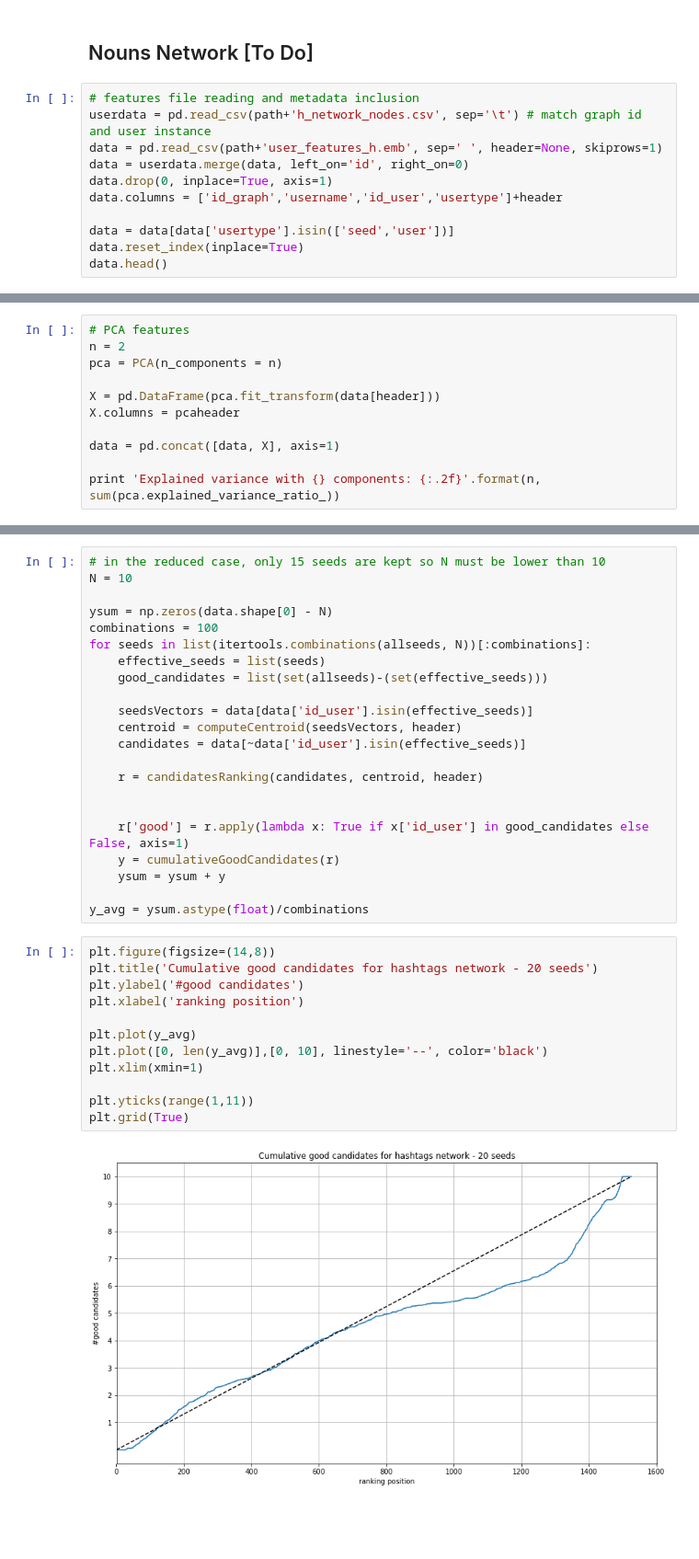
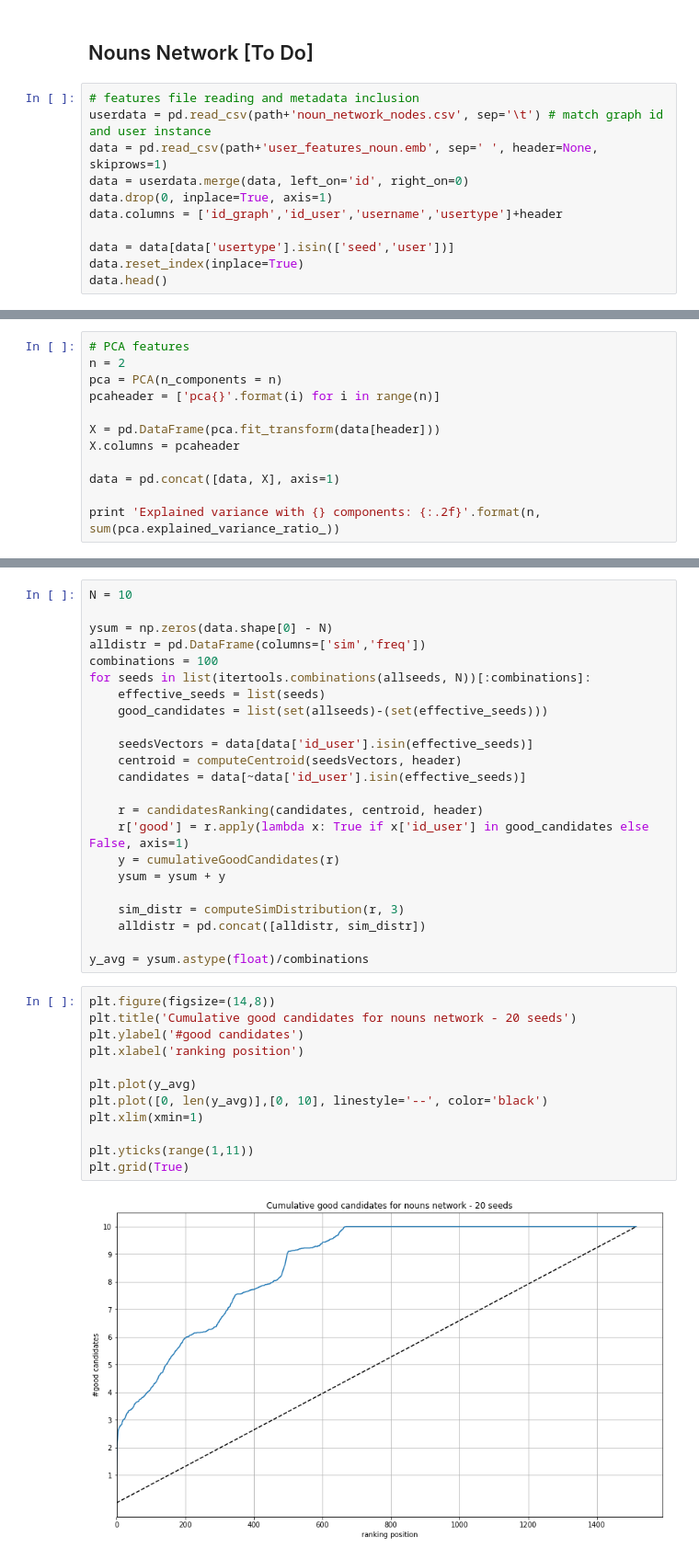
Before and after one commit to DataSciencePolimi/NetSKE, a Jupyter notebook: graphs/Finance Domain - 20 seeds - Candidates as Random.ipynb, the cells around one changed output, grey strips where cells are left out. Shown at 92% size. Cells and saved outputs as stored; diff of their text form; blank space fills up the shorter version.

Commit message:
noun network features and ranking

```diff
--- a/graphs/Finance Domain - 20 seeds - Candidates as Random.ipynb
+++ b/graphs/Finance Domain - 20 seeds - Candidates as Random.ipynb
@@ -194,11 +194,11 @@ Mean: 6.2452656493 Standard Deviation: 5.93305151383
 ## Nouns Network [To Do]
 # %%
 # features file reading and metadata inclusion
-userdata = pd.read_csv(path+'h_network_nodes.csv', sep='\t') # match graph id and user instance
-data = pd.read_csv(path+'user_features_h.emb', sep=' ', header=None, skiprows=1)
+userdata = pd.read_csv(path+'noun_network_nodes.csv', sep='\t') # match graph id and user instance
+data = pd.read_csv(path+'user_features_noun.emb', sep=' ', header=None, skiprows=1)
 data = userdata.merge(data, left_on='id', right_on=0)
 data.drop(0, inplace=True, axis=1)
-data.columns = ['id_graph','username','id_user','usertype']+header
+data.columns = ['id_graph','id_user','username','usertype']+header
 
 data = data[data['usertype'].isin(['seed','user'])]
 data.reset_index(inplace=True)
@@ -218,6 +218,7 @@ data.shape[0]
 # PCA features
 n = 2
 pca = PCA(n_components = n)
+pcaheader = ['pca{}'.format(i) for i in range(n)]
 
 X = pd.DataFrame(pca.fit_transform(data[header]))
 X.columns = pcaheader
@@ -238,8 +239,8 @@ plotData(data[data['id_user'].isin(allseeds)], data[~data['id_user'].isin(allsee
 # %%
-# in the reduced case, only 15 seeds are kept so N must be lower than 10
 N = 10
 
 ysum = np.zeros(data.shape[0] - N)
+alldistr = pd.DataFrame(columns=['sim','freq'])
 combinations = 100
 for seeds in list(itertools.combinations(allseeds, N))[:combinations]:
     effective_seeds = list(seeds)
@@ -250,24 +251,25 @@ for seeds in list(itertools.combinations(allseeds, N))[:combinations]:
     candidates = data[~data['id_user'].isin(effective_seeds)]
 
     r = candidatesRanking(candidates, centroid, header)
-
-
     r['good'] = r.apply(lambda x: True if x['id_user'] in good_candidates else False, axis=1)
     y = cumulativeGoodCandidates(r)
     ysum = ysum + y
 
+    sim_distr = computeSimDistribution(r, 3)
+    alldistr = pd.concat([alldistr, sim_distr])
+
 y_avg = ysum.astype(float)/combinations
 # %%
 plt.figure(figsize=(14,8))
-plt.title('Cumulative good candidates for hashtags network - 20 seeds')
+plt.title('Cumulative good candidates for nouns network - 20 seeds')
 plt.ylabel('#good candidates')
 plt.xlabel('ranking position')
 
 plt.plot(y_avg)
 plt.plot([0, len(y_avg)],[0, 10], linestyle='--', color='black')
 plt.xlim(xmin=1)
 
 plt.yticks(range(1,11))
 plt.grid(True)
 # %% [output]
-[figure, old version]
+[figure, new version]
```
Also changed, not shown: parts of 7 cells of this notebook, 11 other files.
